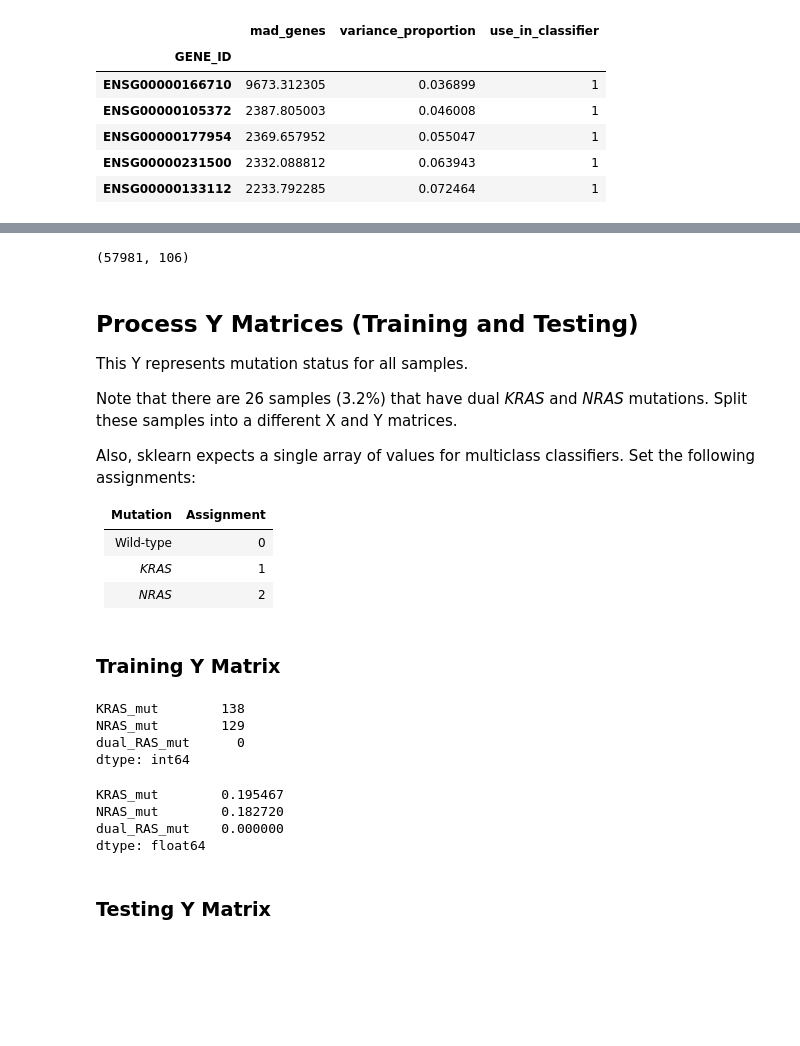
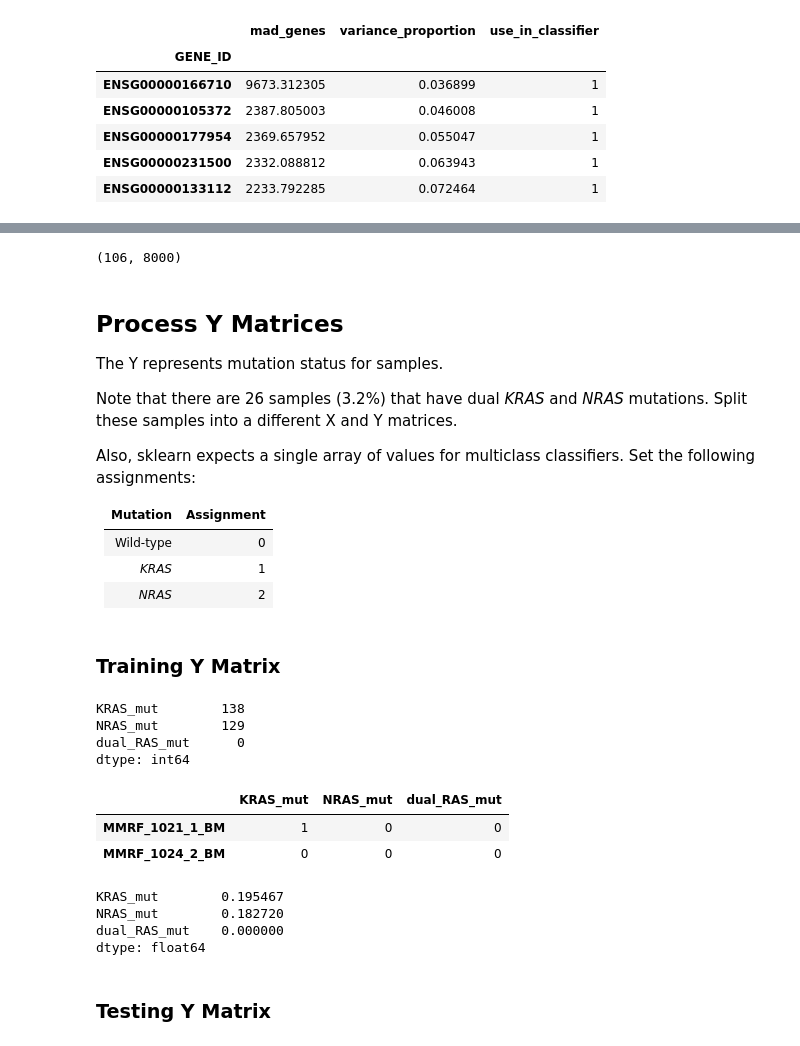
Before and after one commit to greenelab/multiple-myeloma-classifier, a Jupyter notebook: 0.process-data.ipynb, the cells around one changed output, grey strips where cells are left out. Saved outputs shown, nothing was run; the diff lists cells and outputs as text; code cells hidden in the pictures; blank space fills up the shorter version.

Commit message:
bolster documentation in the process data notebook

```diff
--- a/0.process-data.ipynb
+++ b/0.process-data.ipynb
@@ -101,6 +102,9 @@ sns.distplot(mad_gene_df.query("mad_genes > 100")['mad_genes']);
 # %%
 # Get the proportion of total MAD variance for each gene
 total_mad = mad_gene_df['mad_genes'].sum()
-mad_gene_df = mad_gene_df.assign(variance_proportion = mad_gene_df['mad_genes'].cumsum() / total_mad)
+mad_gene_df = (
+    mad_gene_df
+    .assign(variance_proportion = mad_gene_df['mad_genes'].cumsum() / total_mad)
+)
 # %%
 # Visualize the proportion of MAD variance against all non-zero genes
@@ -148,9 +148,18 @@ use_genes = mad_gene_df.query('use_in_classifier == 1')
 # %%
-train_df = train_df.loc[use_genes.index, :]
-train_df = train_df.sort_index(axis='columns')
-train_df = train_df.sort_index(axis='rows')
+train_df = (
+    train_df
+    .reindex(use_genes.index)
+    .sort_index(axis='columns')
+    .sort_index(axis='rows')
+    .transpose()
+)
 
+
+# Scale between range of (0, 1) by gene
+# matrix must be sample x gene
 fitted_scaler = MinMaxScaler().fit(train_df)
 train_df = pd.DataFrame(fitted_scaler.transform(train_df),
                         columns=train_df.columns,
                         index=train_df.index)
+
+print(train_df.shape)
@@ -177,7 +191,16 @@ test_df = (
     .drop('mad_genes', axis='columns')
 )
 
+# Remove duplicate ENSEMBL genes - retain genes with higher variability
 test_df = test_df[~test_df.index.duplicated(keep='first')]
+
+test_df = (
+    test_df.reindex(use_genes.index)
+    .sort_index(axis='columns')
+    .sort_index(axis='rows')
+    .transpose()
+)
+
 print(test_df.shape)
 # %% [output]
-(57981, 106)
+(106, 8000)
@@ -193,7 +210,7 @@ test_df = pd.DataFrame(fitted_scaler.transform(test_df),
 # %% [markdown]
-## Process Y Matrices (Training and Testing)
+## Process Y Matrices
 
-This Y represents mutation status for all samples.
+The Y represents mutation status for samples.
 
 Note that there are 26 samples (3.2%) that have dual _KRAS_ and _NRAS_ mutations. Split these samples into a different X and Y matrices.
 
@@ -207,5 +224,23 @@ Also, sklearn expects a single array of values for multiclass classifiers. Set t
 # %% [markdown]
 ### Training Y Matrix
 # %%
+# Load the training labels from the Y matrix
 file = os.path.join('data', 'raw', 'CoMMpass_train_set_labels.csv')
 y_train_df = pd.read_csv(file, index_col=0)
+
+y_train_df = (
+    y_train_df
+    .reindex(train_df.index)
+    .astype(int)
+)
+
+print(y_train_df.sum())
+y_train_df.head(2)
+# %% [output]
+KRAS_mut        138
+NRAS_mut        129
+dual_RAS_mut      0
+dtype: int64
+|  | KRAS_mut | NRAS_mut | dual_RAS_mut |
+| MMRF_1021_1_BM | 1 | 0 | 0 |
+| MMRF_1024_2_BM | 0 | 0 | 0 |
@@ -216,14 +246,0 @@ y_train_df = y_train_df.astype(int)
-# %%
-y_train_df.sum()
-# %% [output]
-KRAS_mut        138
-NRAS_mut        129
-dual_RAS_mut      0
-dtype: int64
-# %%
-y_train_df.sum() / y_train_df.shape[0]
-# %% [output]
-KRAS_mut        0.195467
-NRAS_mut        0.182720
-dual_RAS_mut    0.000000
-dtype: float64
@@ -236,3 +247,11 @@ y_train_multi_df.to_csv(file, sep='\t')
+# %%
+# Observe the proportion of KRAS/NRAS mutations in the training set
+y_train_df.sum() / y_train_df.shape[0]
+# %% [output]
+KRAS_mut        0.195467
+NRAS_mut        0.182720
+dual_RAS_mut    0.000000
+dtype: float64
 # %%
 # sklearn expects a single column with classes separate 0, 1, 2
 # Set NRAS mutations equal to 2
```
Also changed, not shown: parts of 43 cells of this notebook.
